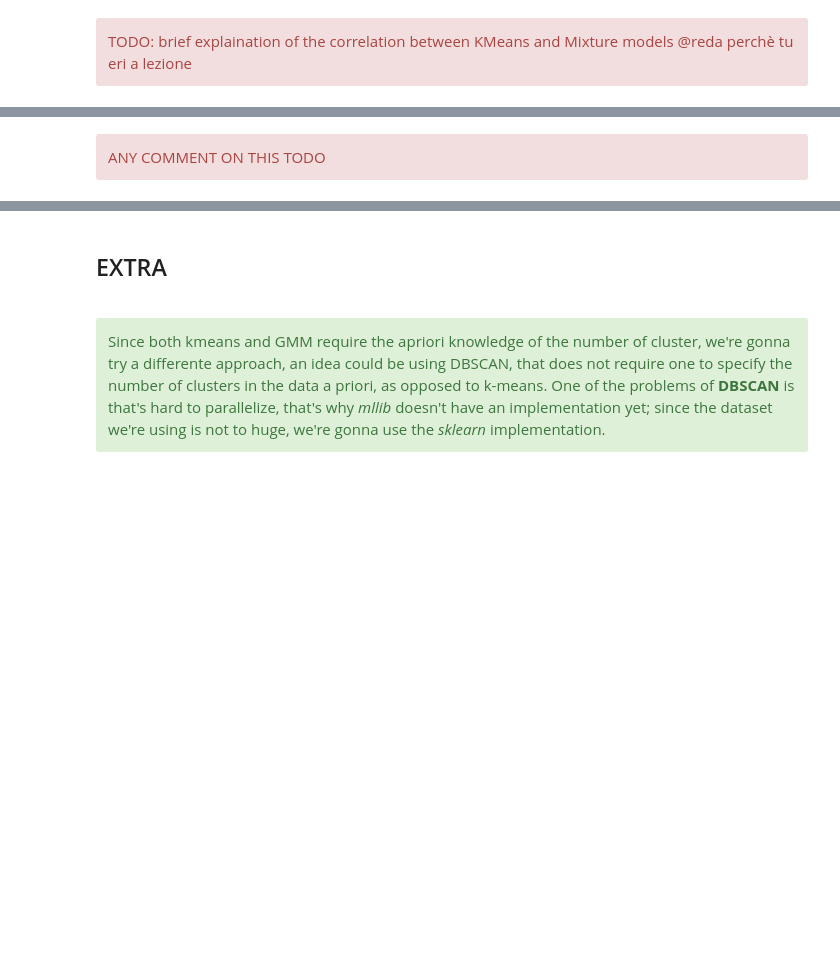
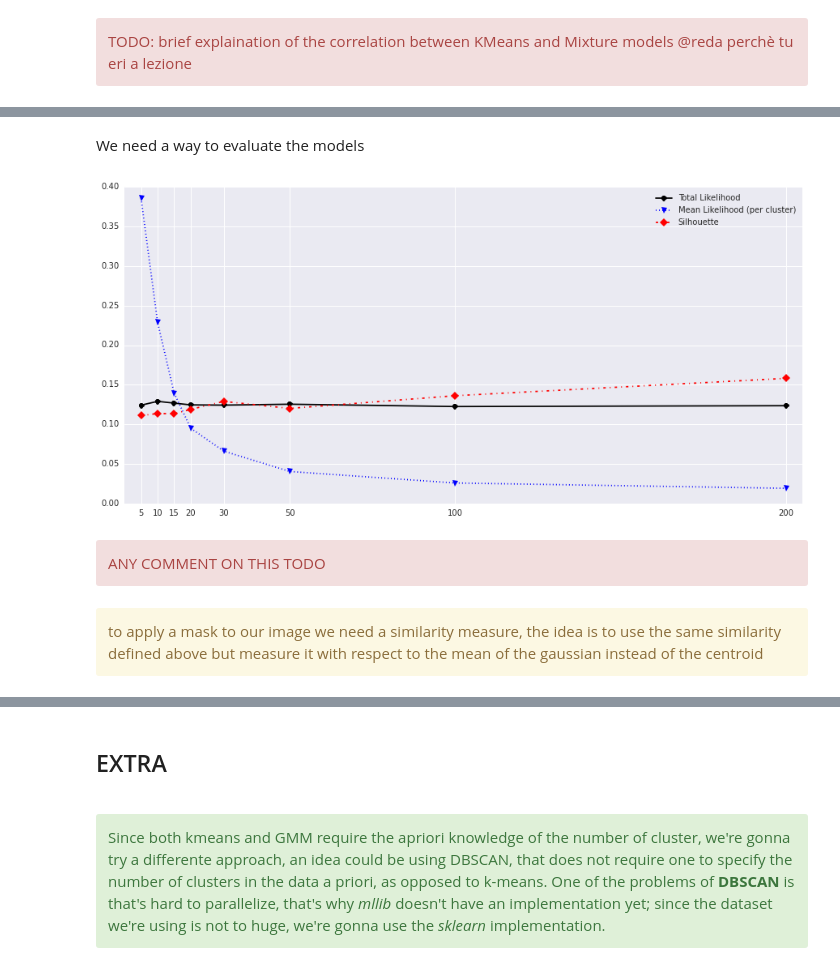
Before and after one commit to alegaballo/AML, a Jupyter notebook: [Lecture 11+12] Analyzing Neuroimaging Data with PySpark and Thunder.ipynb, the cells around one changed output, grey strips where cells are left out. Cells and saved outputs as stored; diff of their text form; code cells hidden in the pictures; blank space fills up the shorter version.

```diff
--- a/[Lecture 11+12] Analyzing Neuroimaging Data with PySpark and Thunder.ipynb
+++ b/[Lecture 11+12] Analyzing Neuroimaging Data with PySpark and Thunder.ipynb
@@ -1365,8 +1363,7 @@ def build_mixture_models(data, ks):
     for k in ks:
         t0 = time.time()
         print("Gaussian mixture, number of Gaussians = %4d ..." %k, end=' ')
-        mixture_models.append(GaussianMixture.train(data, k, convergenceTol=0.0001,
-...                                 maxIterations=50, seed=10))
+        mixture_models.append(GaussianMixture.train(data, k, convergenceTol=0.001,maxIterations=50, seed=10))
         t1 = time.time()
         print("[DONE] took %4.2f seconds" %(t1-t0))
         total += t1-t0
@@ -1392,4 +1385,48 @@ Py4JJavaError: An error occurred while calling o2500.trainGaussianMixtureModel.
+# %% [markdown]
+We need a way to evaluate the models
+# %%
+from scipy.stats import multivariate_normal
+
+# compute the likelihood of each point with respect to the assigned Gaussian and sum
+def model_error_mixture_1(data, model):
+#     In Python, predict cannot currently be used within an RDD transformation or action.
+#     Call predict directly on the RDD instead.
+    return 1/model.predictSoft(data).map(lambda l: max(l)).sum()
+
+# compute the mean likelihood in each cluster and sum
+def model_error_mixture_2(data, model):
+    return 1/model.predictSoft(data).map(lambda l: (np.argmax(l),(max(l),1)))\
+                .reduceByKey(lambda x,y : (x[0]+y[0], x[1]+y[1])).map(lambda x: x[1][0]/x[1][1]).sum()
+# %%
+def testAndPlotTheResultMixture(data, models, silhouette=False):
+    # compute the error metrics for the different resulting clusterings
+
+    # errors of models when using function Sum Square Distance Error
+    errors_1 = np.asarray([model_error_mixture_1(data, model) for model in models])
+    # error of models when using similarity
+    errors_2 = np.asarray([model_error_mixture_2(data, model) for model in models])
+    # plot the errors with each value of K
+    plt.figure(figsize=(15,7))
+    plt.xlim([0,205])
+    plt.xticks(ks)
+    plt.plot(ks, errors_1 / errors_1.sum(), 'k-o', label='Total Likelihood')
+    plt.plot(ks, errors_2 / errors_2.sum(), 'b:v', label='Mean Likelihood (per cluster)')
+    if silhouette:
+        train_array = np.array(data.collect())
+        silhouettes = []
+        for model in models:
+            train_labels = np.array(model.predict(data).collect())
+            silhouettes.append(1/(silhouette_score(train_array, train_labels)+1))
+
+        plt.plot(ks, silhouettes/sum(silhouettes),'-.D', label='Silhouette', color='r')
+
+    plt.legend()
+    plt.show()
 # %%
-testAndPlotTheResult(filtered_training_data, m_models, silhouette=True)
+testAndPlotTheResultMixture(filtered_training_data, m_models, silhouette=True)
+# %% [output]
+[figure, added]
 # %% [markdown]
 <div class="alert alert-danger">ANY COMMENT ON THIS TODO</div>
+# %% [markdown]
+<div class="alert alert-warning">to apply a mask to our image we need a similarity measure, the idea is to use the same similarity defined above but measure it with respect to the mean of the gaussian instead of the centroid</div>
```
Also changed, not shown: parts of 28 cells of this notebook.
